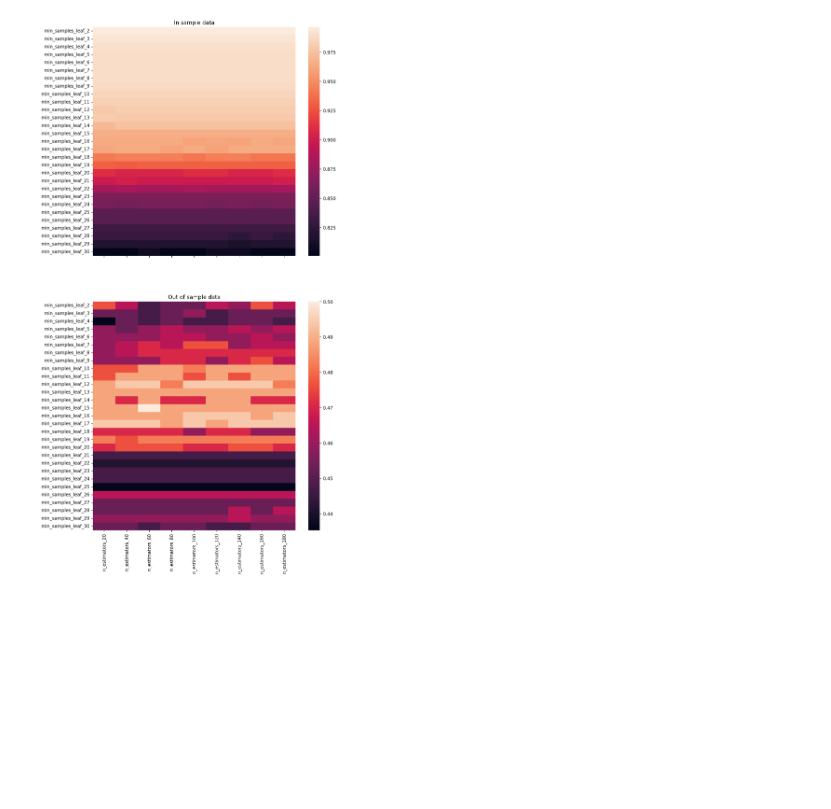
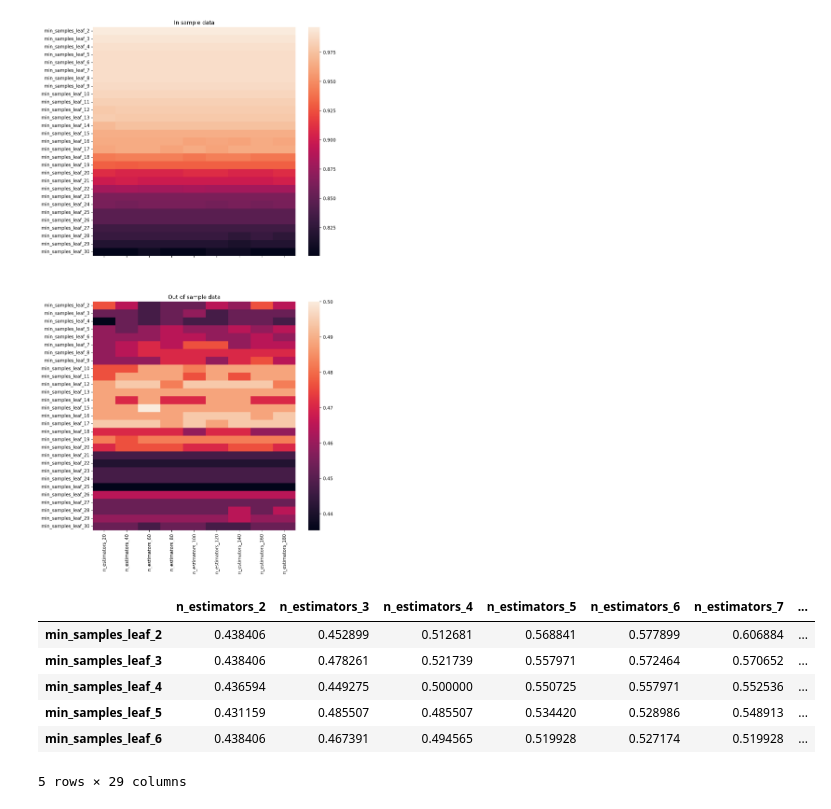
Before and after one commit to L-G-B-Team/nlp-project, a Jupyter notebook: woody_model.ipynb, the cells around one changed output. Saved outputs shown, nothing was run; the diff lists cells and outputs as text; code cells hidden in the pictures; blank space fills up the shorter version.

```diff
--- a/woody_model.ipynb
+++ b/woody_model.ipynb
@@ -58,6 +58,16 @@ axs[1].set_title('Out of sample data')
 plt.show()
 # %% [output]
 [figure]
+# %%
+rf_train.head()
+# %% [output]
+|  | n_estimators_2 | n_estimators_3 | n_estimators_4 | n_estimators_5 | n_estimators_6 | n_estimators_7 | ... |
+| min_samples_leaf_2 | 0.438406 | 0.452899 | 0.512681 | 0.568841 | 0.577899 | 0.606884 | ... |
+| min_samples_leaf_3 | 0.438406 | 0.478261 | 0.521739 | 0.557971 | 0.572464 | 0.570652 | ... |
+| min_samples_leaf_4 | 0.436594 | 0.449275 | 0.500000 | 0.550725 | 0.557971 | 0.552536 | ... |
+| min_samples_leaf_5 | 0.431159 | 0.485507 | 0.485507 | 0.534420 | 0.528986 | 0.548913 | ... |
+| min_samples_leaf_6 | 0.438406 | 0.467391 | 0.494565 | 0.519928 | 0.527174 | 0.519928 | ... |
+5 rows × 29 columns
 # %%
 reload(m)
 m.assess_model_performance(train,validate)
```
Also changed, not shown: parts of 2 cells of this notebook, 1 other file.
